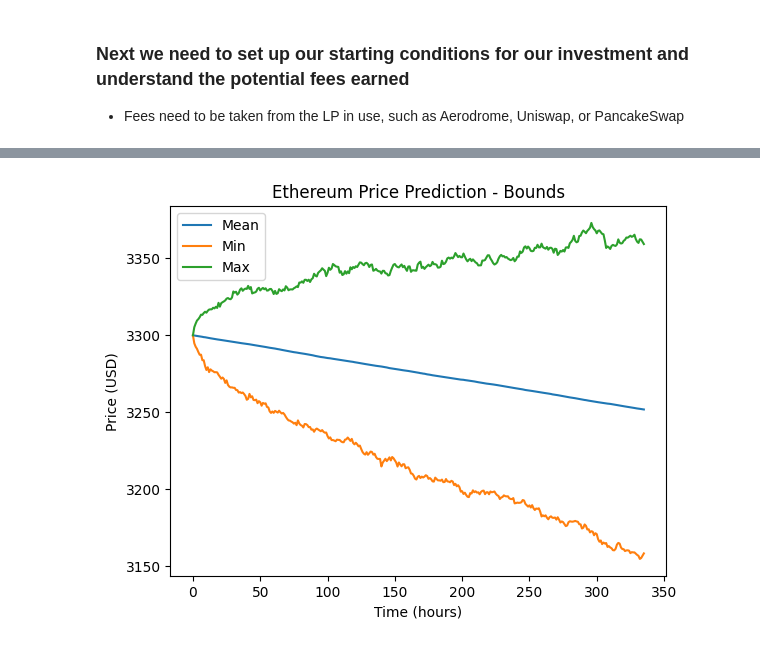
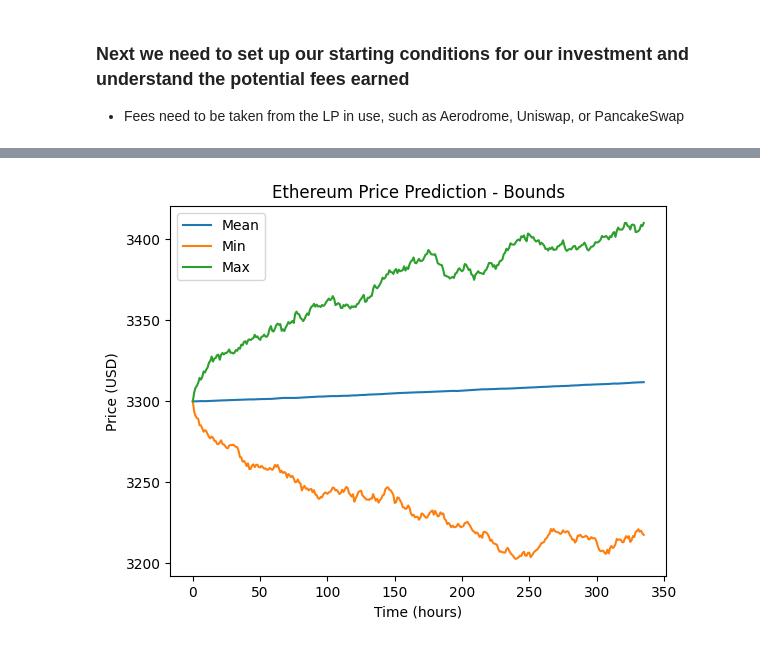
Before and after one commit to webjunk4bill/crypto_playground, a Jupyter notebook: CL_Techniques.ipynb, the cells around one changed output, grey strips where cells are left out. Cells and saved outputs as stored; diff of their text form; code cells hidden in the pictures.

```diff
--- a/CL_Techniques.ipynb
+++ b/CL_Techniques.ipynb
@@ -54,7 +55,7 @@ mean_gain = data['gain'].mean()
 var_multiplier = 1.2  # use this to get a wider range of outcomes
 std_gain = data['gain'].std() * var_multiplier
 
-btc = hc.Token("BTC", 106500)
+btc = hc.Token("BTC", 101000)
 iterations = 2500  # Can adjust this for more variance if desired
 predict_days = 14
 predict_hours = predict_days * 24
@@ -141,41 +142,41 @@ Fee per hour: $26.43
 # %%
 # Ethereum
 # Use Weiner process to get future price predictions
-lookback_days = 30  # Decide how much historical data to use for prediciton input
+lookback_days = 75  # Decide how much historical data to use for prediciton input
 lookback_hours = lookback_days * 24
 data = eth_data.copy().tail(lookback_hours)
 data['gain'] = data['price'].pct_change()
 mean_gain = data['gain'].mean()
 var_multiplier = 1.2  # use this to get a wider range of outcomes
 std_gain = data['gain'].std() * var_multiplier
 
 start_price = 3300
 iterations = 2500  # Can adjust this for more variance if desired
 predict_days = 14
 predict_hours = predict_days * 24
 b = hc.Brownian()
 predict = []
 for i in range(iterations):
     x = b.stock_price(start_price, mean_gain, std_gain, predict_hours, 1)
     predict.append(x)
 df = pd.DataFrame(predict).T
 
 # Look at price prediction over time
 mean_price = df.mean(axis=1)
 min_price = df.min(axis=1)
 max_price = df.max(axis=1)
 std_price = df.std(axis=1)
 
 plt.plot(df.index, mean_price, label='Mean')
 plt.plot(df.index, min_price, label='Min')
 plt.plot(df.index, max_price, label='Max')
 plt.title('Ethereum Price Prediction - Bounds')
 plt.xlabel('Time (hours)')
 plt.ylabel('Price (USD)')
 plt.legend()
 plt.show()
 # %% [output]
-[figure, old version]
+[figure, new version]
 # %%
 # WETH/USDC Farm stats on Aerodrome
 tick_spacing = 100
```
Also changed, not shown: parts of 10 cells of this notebook, 9 other files.
